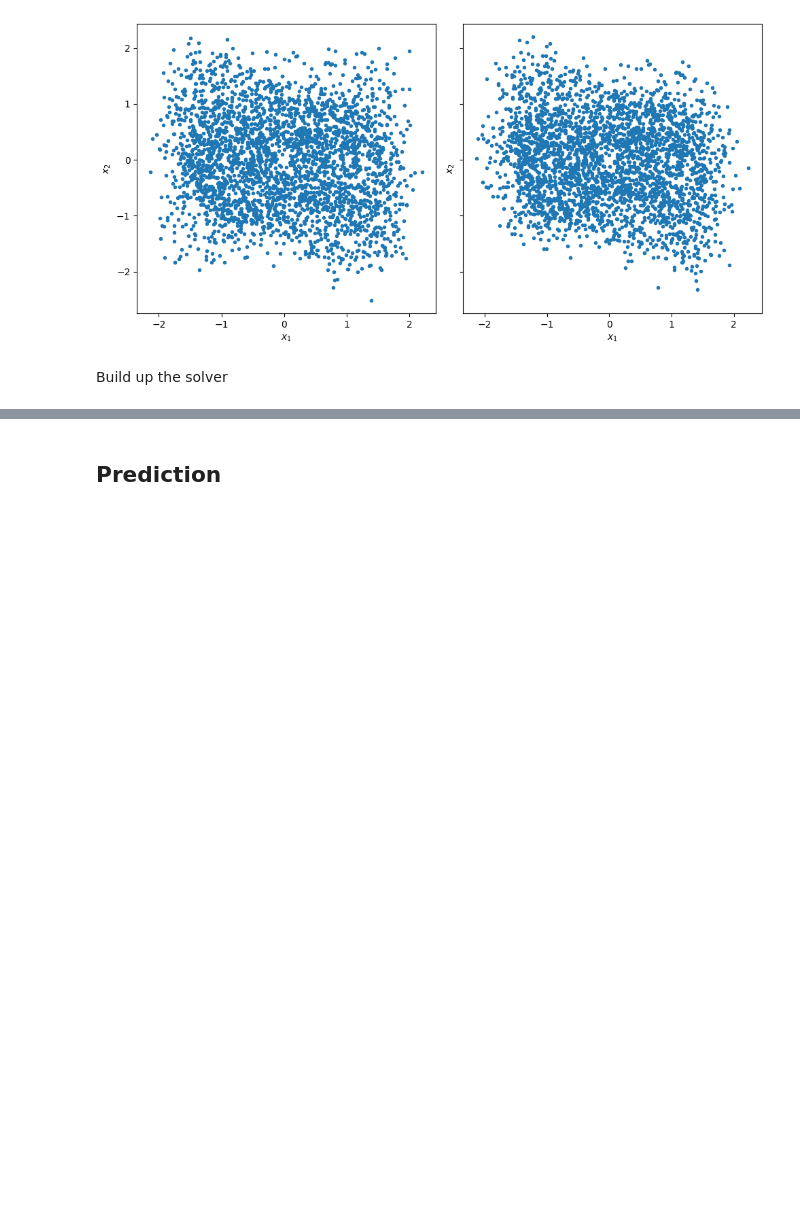
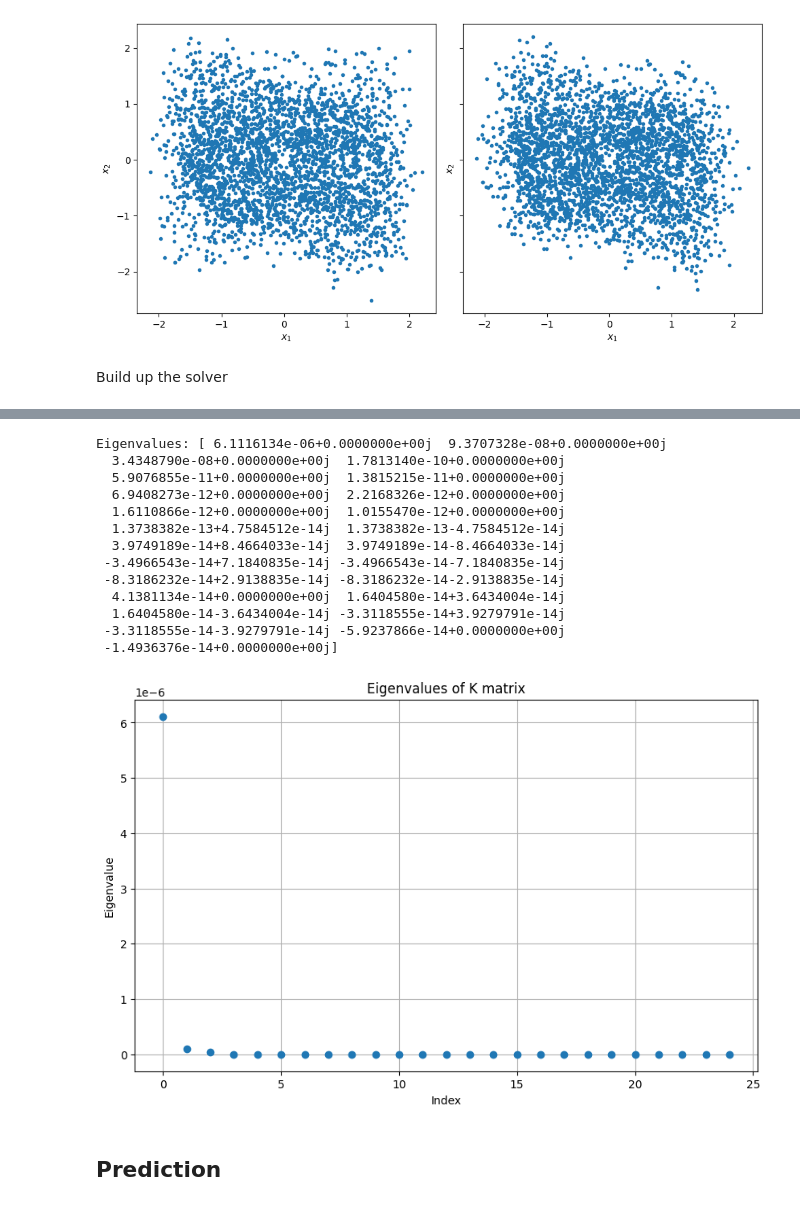
Before and after one commit to ReichtumQian/KoopmanDL, a Jupyter notebook: example/DuffingOscillator.ipynb, the cells around one changed output, grey strips where cells are left out. Cells and saved outputs as stored; diff of their text form; code cells hidden in the pictures; blank space fills up the shorter version.

```diff
--- a/example/DuffingOscillator.ipynb
+++ b/example/DuffingOscillator.ipynb
@@ -69,8 +69,8 @@ D = 2
 M = 25
 non_trainables = D + 1
 hidden_layer_sizes = [100, 100, 100]
-lr = 1e-4
-reg = 0.1
+lr = 1e-3
+reg = 0.01
 num_epochs = 3000
 batch_size = 5000
 
@@ -94,0 +102,4 @@ Converged at epoch: 9, loss: 7.23571118928408e-14
+# %%
+data_x_tensor = torch.stack([data_x_train[i] for i in range(len(data_x_train))])
+data_y_tensor = torch.stack([data_y_train[i] for i in range(len(data_y_train))])
+K = solver.compute_K(data_x_tensor,data_y_tensor)
@@ -95,3 +126,33 @@ Converged at epoch: 9, loss: 7.23571118928408e-14
+# %%
+import numpy as np
+K_np = K.detach().numpy()  # 如果 K 是可微分的使用 .detach()
+
+# 计算特征值和特征向量
+eigenvalues, eigenvectors = np.linalg.eig(K_np)
+print('Eigenvalues:', eigenvalues)
+# 绘制特征值
+plt.figure(figsize=(10, 6))
+plt.plot(eigenvalues, 'o')
+plt.title('Eigenvalues of K matrix')
+plt.xlabel('Index')
+plt.ylabel('Eigenvalue')
+plt.grid()
+plt.show()
+# %% [output]
+Eigenvalues: [ 6.1116134e-06+0.0000000e+00j  9.3707328e-08+0.0000000e+00j
+  3.4348790e-08+0.0000000e+00j  1.7813140e-10+0.0000000e+00j
+  5.9076855e-11+0.0000000e+00j  1.3815215e-11+0.0000000e+00j
+  6.9408273e-12+0.0000000e+00j  2.2168326e-12+0.0000000e+00j
+  1.6110866e-12+0.0000000e+00j  1.0155470e-12+0.0000000e+00j
+  1.3738382e-13+4.7584512e-14j  1.3738382e-13-4.7584512e-14j
+  3.9749189e-14+8.4664033e-14j  3.9749189e-14-8.4664033e-14j
+ -3.4966543e-14+7.1840835e-14j -3.4966543e-14-7.1840835e-14j
+ -8.3186232e-14+2.9138835e-14j -8.3186232e-14-2.9138835e-14j
+  4.1381134e-14+0.0000000e+00j  1.6404580e-14+3.6434004e-14j
+  1.6404580e-14-3.6434004e-14j -3.3118555e-14+3.9279791e-14j
+ -3.3118555e-14-3.9279791e-14j -5.9237866e-14+0.0000000e+00j
+ -1.4936376e-14+0.0000000e+00j]
+[figure, added]
 # %% [markdown]
 ## Prediction
 # %%
```
Also changed, not shown: parts of 2 cells of this notebook, 4 other files.
